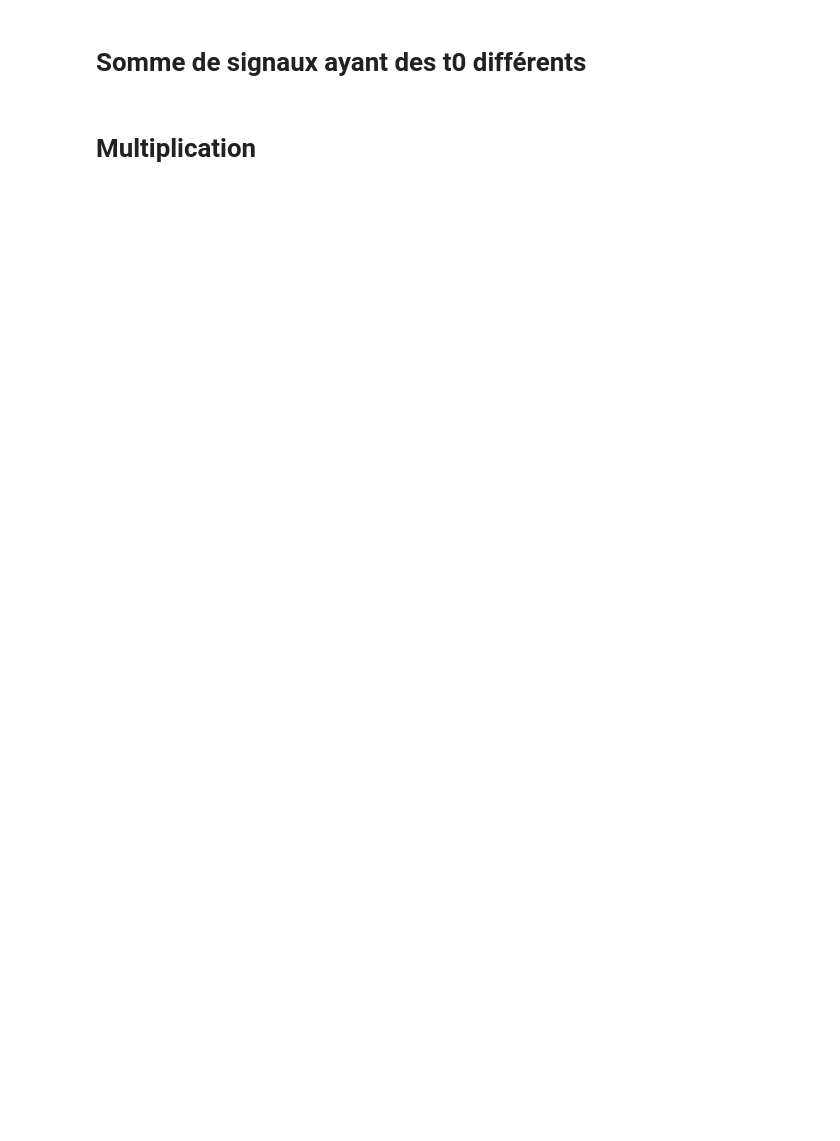
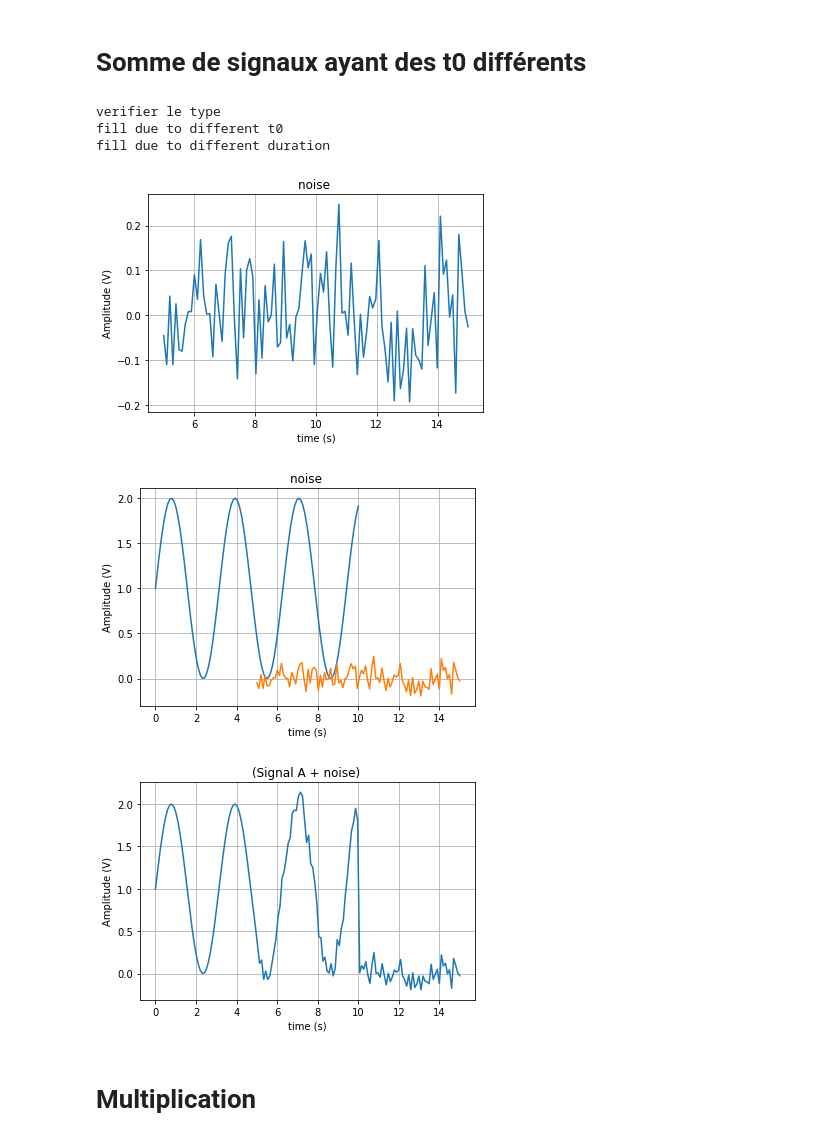
Before and after one commit to Octavius26/Data_analysis, a Jupyter notebook: demo.ipynb, the cells around one changed output. Drawn from its saved outputs; the diff is of its cells as text; code cells hidden in the pictures; blank space fills up the shorter version.

```diff
--- a/demo.ipynb
+++ b/demo.ipynb
@@ -125,5 +114,18 @@ fill due to different duration
 # %%
 sig_noise2 = sig_noise.copy()
 sig_noise2.t0 = 5
+sig_noise2.plot()
+
+sigA.plot()
+sig_noise2.plot(new_figure=False)
+
+(sigA + sig_noise2).plot()
+# %% [output]
+verifier le type
+fill due to different t0
+fill due to different duration
+[figure, added]
+[figure, added]
+[figure, added]
 # %% [markdown]
 # Multiplication
```
Also changed, not shown: parts of 13 cells of this notebook, 1 other file.
